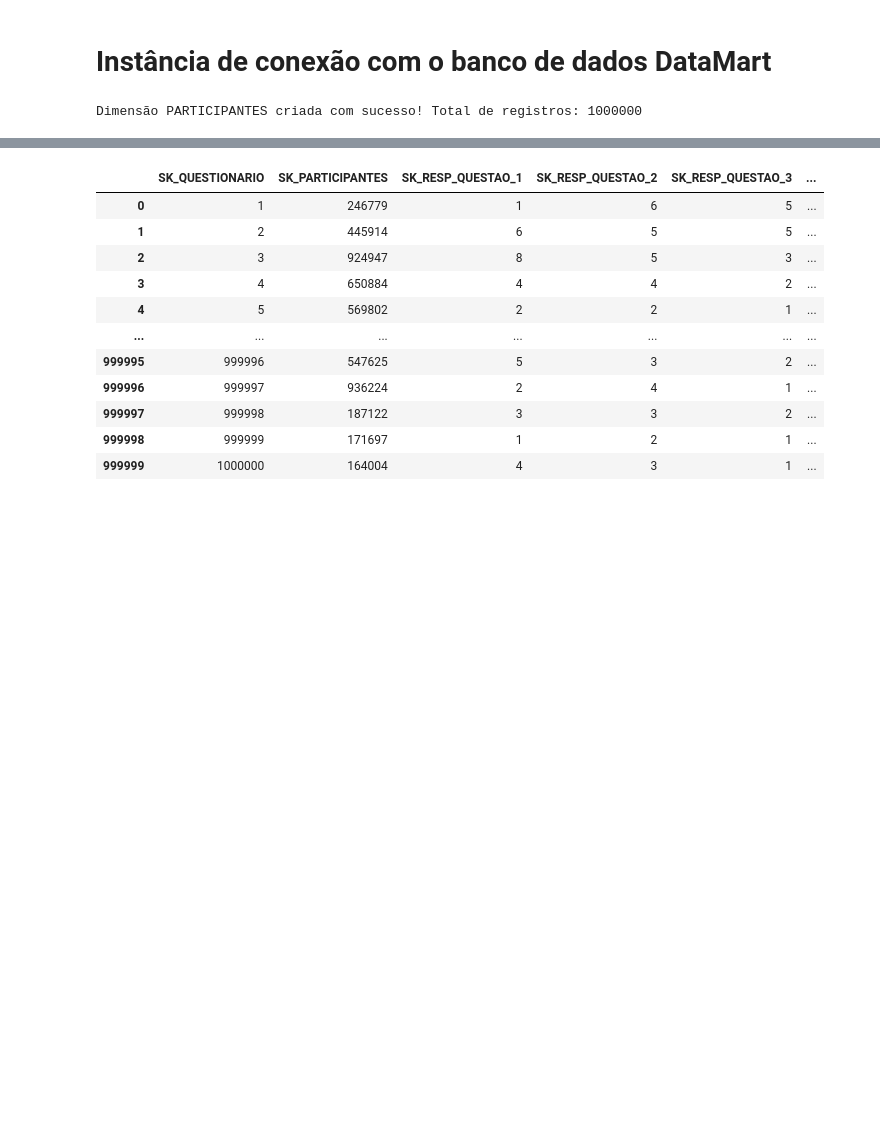
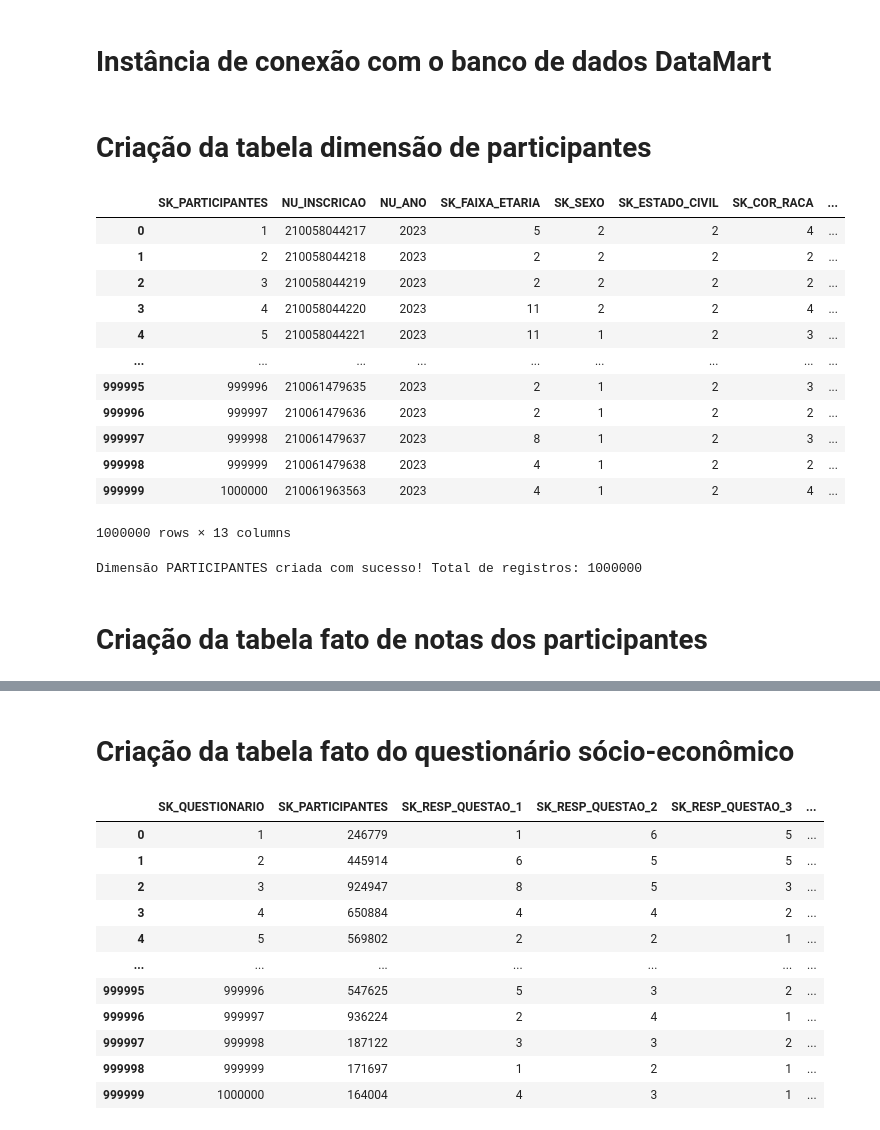
Before and after one commit to enzosakamoto/ecm401-business-intelligence, a Jupyter notebook: src/4 - ETL dos microdados.ipynb, the cells around one changed output, grey strips where cells are left out. Cells and saved outputs as stored; diff of their text form; code cells hidden in the pictures; blank space fills up the shorter version.

```diff
--- a/src/4 - ETL dos microdados.ipynb
+++ b/src/4 - ETL dos microdados.ipynb
@@ -24,6 +26,8 @@ banco = "ENEM_DM"
 
 # Criar uma conexão com o banco de dados MySQL
 engine_dm = create_engine(f"mysql+pymysql://{usuario}:{senha}@{url}:{porta}/{banco}")
+# %% [markdown]
+# Criação da tabela dimensão de participantes
 # %%
 query = "SELECT * FROM PARTICIPANTES"
 df = pd.read_sql(query, con=engine)
@@ -63,11 +67,10 @@ colunas_sk = [
 
 df = df.replace(np.nan, None)
 
-display(df)
+display(df.head())
 
 with engine_dm.connect() as connection:
-    connection.execute(text(f"DROP TABLE IF EXISTS DIM_PARTICIPANTES"))
-    df.to_sql(f"DIM_PARTICIPANTES", con=connection, index=False)
+    df.to_sql(f"DIM_PARTICIPANTES", if_exists="replace", con=connection, index=False)
     connection.execute(
         text(
             """
@@ -79,34 +82,58 @@ with engine_dm.connect() as connection:
     connection.execute(
         text(
             """
             ALTER TABLE DIM_PARTICIPANTES
             MODIFY COLUMN SK_SEXO BIGINT
             """
         )
     )
 
     connection.execute(
         text(
             """
             ALTER TABLE DIM_PARTICIPANTES
             MODIFY COLUMN SK_ENSINO BIGINT
             """
         )
     )
+
+    connection.execute(
+        text(
+            """
+            ALTER TABLE DIM_PARTICIPANTES
+            ENGINE = InnoDB
+            """
+        )
+    )
     for coluna in colunas_sk:
         connection.execute(
             text(
                 f"""
                 ALTER TABLE DIM_PARTICIPANTES
                 ADD CONSTRAINT FK_DIM_PARTICIPANTES_{coluna}
                 FOREIGN KEY ({coluna}) REFERENCES DIM_{coluna[3:]}({coluna}) ON DELETE CASCADE
                 """
             )
         )
 
 print(f"Dimensão PARTICIPANTES criada com sucesso! Total de registros: {len(df)}")
 # %% [output]
+|  | SK_PARTICIPANTES | NU_INSCRICAO | NU_ANO | SK_FAIXA_ETARIA | SK_SEXO | SK_ESTADO_CIVIL | SK_COR_RACA | ... |
+| 0 | 1 | 210058044217 | 2023 | 5 | 2 | 2 | 4 | ... |
+| 1 | 2 | 210058044218 | 2023 | 2 | 2 | 2 | 2 | ... |
+| 2 | 3 | 210058044219 | 2023 | 2 | 2 | 2 | 2 | ... |
+| 3 | 4 | 210058044220 | 2023 | 11 | 2 | 2 | 4 | ... |
+| 4 | 5 | 210058044221 | 2023 | 11 | 1 | 2 | 3 | ... |
+| ... | ... | ... | ... | ... | ... | ... | ... | ... |
+| 999995 | 999996 | 210061479635 | 2023 | 2 | 1 | 2 | 3 | ... |
+| 999996 | 999997 | 210061479636 | 2023 | 2 | 1 | 2 | 2 | ... |
+| 999997 | 999998 | 210061479637 | 2023 | 8 | 1 | 2 | 3 | ... |
+| 999998 | 999999 | 210061479638 | 2023 | 4 | 1 | 2 | 2 | ... |
+| 999999 | 1000000 | 210061963563 | 2023 | 4 | 1 | 2 | 4 | ... |
-Dimensão PARTICIPANTES criada com sucesso! Total de registros: 1000000
+1000000 rows × 13 columns
+Dimensão PARTICIPANTES criada com sucesso! Total de registros: 1000000
+# %% [markdown]
+# Criação da tabela fato de notas dos participantes
 # %%
 query = "SELECT * FROM NOTAS"
 df = pd.read_sql(query, con=engine)
@@ -210,6 +246,8 @@ print(f"Fato NOTAS criada com sucesso! Total de registros: {len(df)}")
 | 999999 | 1000000 | 164004 | 2 | 2 | 2 | 2 | 1 | ... |
 1000000 rows × 13 columns
 Fato NOTAS criada com sucesso! Total de registros: 1000000
+# %% [markdown]
+# Criação da tabela fato do questionário sócio-econômico
 # %%
 query = "SELECT * FROM QUESTIONARIO"
 df = pd.read_sql(query, con=engine)
```
Also changed, not shown: parts of 3 cells of this notebook, 3 other files.
